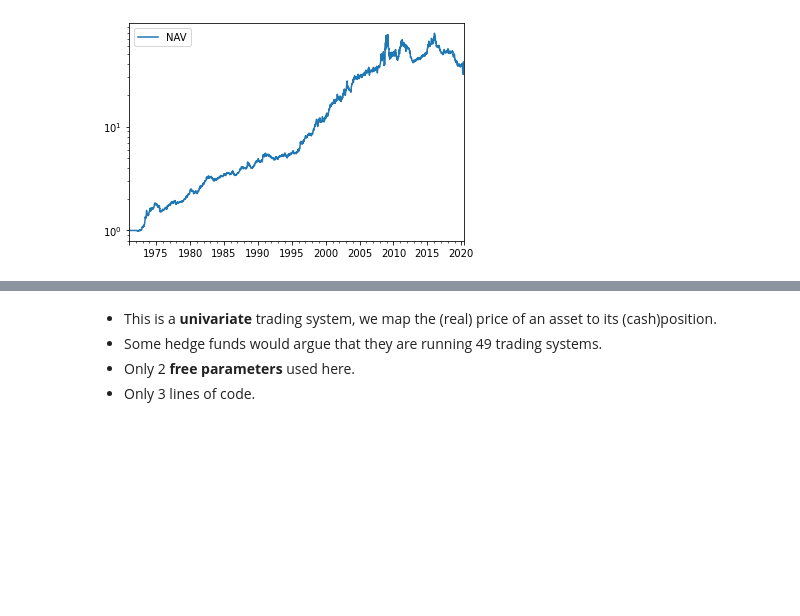
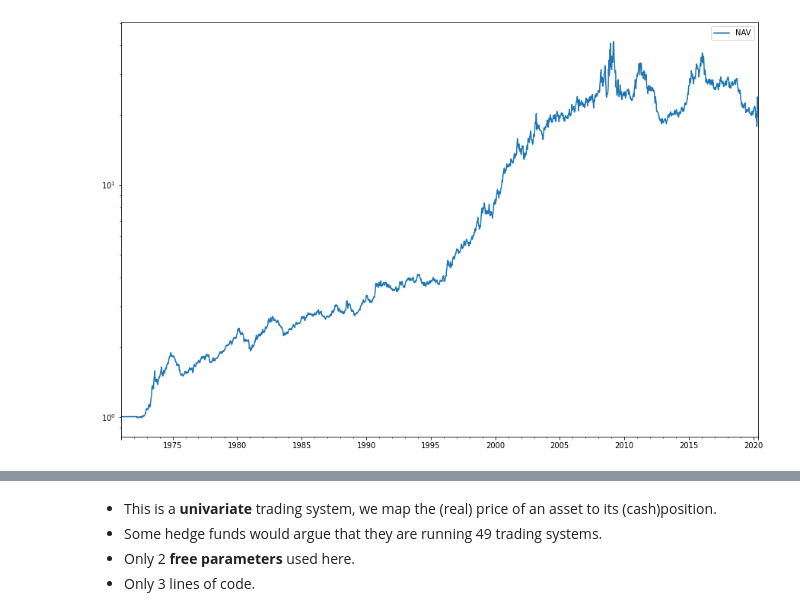
Before and after one commit to tschm/cs, a Jupyter notebook: work/Experiment1.ipynb, the cells around one changed output, grey strips where cells are left out. Cells and saved outputs as stored; diff of their text form; code cells hidden in the pictures; blank space fills up the shorter version.

```diff
--- a/work/Experiment1.ipynb
+++ b/work/Experiment1.ipynb
@@ -42,7 +42,7 @@ Kurtosis                           34.56
 dtype: object
 # %%
-a.nav.plot(logy=True)
+a.nav.plot(logy=True, figsize=(15,10))
 plt.show()
 # %% [output]
-[figure, old version]
+[figure, new version]
 # %%
```
Also changed, not shown: parts of 3 cells of this notebook, 8 other files.
